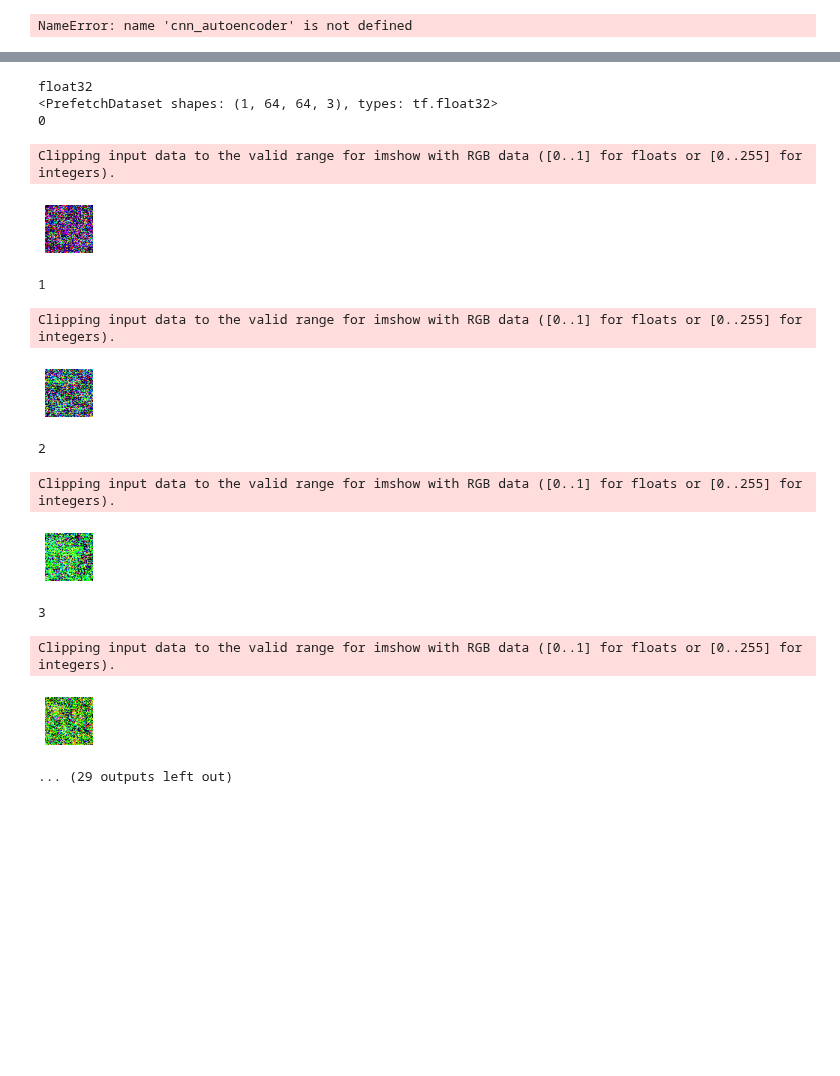
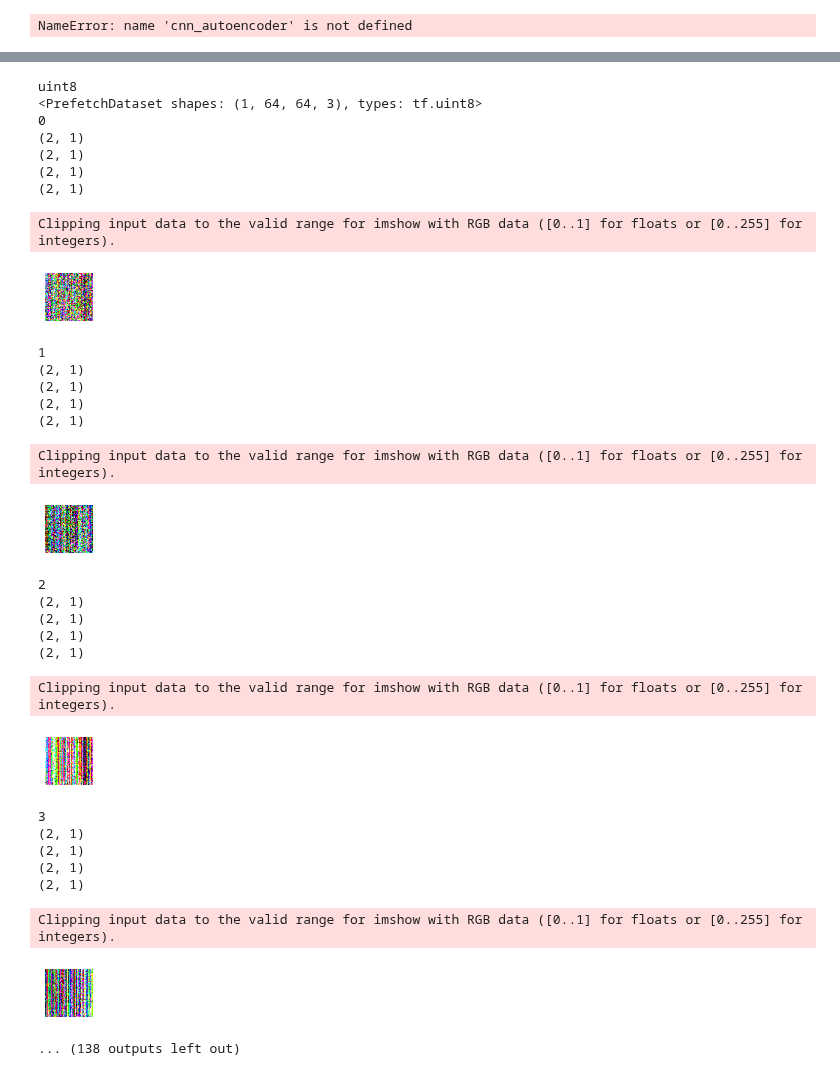
Before and after one commit to OrdinaryHacker101/MinecraftAI, a Jupyter notebook: area_52/MineDREAM.ipynb, the cells around one changed output, grey strips where cells are left out. Saved outputs shown, nothing was run; the diff lists cells and outputs as text; code cells hidden in the pictures; blank space fills up the shorter version.

```diff
--- a/area_52/MineDREAM.ipynb
+++ b/area_52/MineDREAM.ipynb
@@ -169,3 +154,14 @@ plt.imshow(image.reshape(64,64,3))
 plt.show()
 # %% [output]
 NameError: name 'cnn_autoencoder' is not defined
+# %%
+path = os.path.join("C:\\Users\\Robin\\Desktop\\deep_learning")
+file = np.load(path+"\\processed_data\\v3_absolute_grape_changeling-12_2293-4124NDTRAIN.npy", allow_pickle=True)[1]
+file = np.array(file[-1792:][:5]).astype(np.uint8)
+print(file.shape)
+processed = file.reshape(5, 64, 64, 3)
+test = processed[-1]
+test = test.reshape(-1,64,64,3)
+processed = processed[:-1]
+print(processed[0].shape)
+plt.imshow(processed[-1])
@@ -174,31 +175,18 @@ cnn_codings = 200
 
 cnn_gen = keras.models.Sequential([
     keras.layers.Dense(100, input_shape=[cnn_codings]),
-    keras.layers.Dense(30),
-    keras.layers.Dense(16*16*128),
-    keras.layers.Reshape([16,16,128]),
-    keras.layers.BatchNormalization(),
-    keras.layers.Conv2D(32, kernel_size=2, strides=1, padding="same", activation="tanh"),
-    keras.layers.Conv2D(128, kernel_size=5, strides=1, padding="same", activation="tanh"),
-    keras.layers.BatchNormalization(),
-    keras.layers.Conv2DTranspose(64, kernel_size=3, strides=2, padding="same",
-                                activation="tanh"),
-    keras.layers.Conv2DTranspose(64, kernel_size=2, strides=1, padding="same",
-                                activation="tanh"),
-    keras.layers.Conv2DTranspose(3, kernel_size=2, strides=2, padding="same",
-                                 activation=keras.layers.LeakyReLU(0.2))
+    keras.layers.Reshape([1, 100]),
+    keras.layers.LSTM(300),
+    keras.layers.Dense(64*64*3),
+    keras.layers.Reshape([64, 64, 3])
 ])
 
 cnn_dis = keras.models.Sequential([
-    keras.layers.Conv2D(128, kernel_size=5, strides=2, padding="same",
-                       activation=keras.layers.LeakyReLU(0.2),
-                       input_shape=[64,64,3]),
-    keras.layers.Dropout(0.4),
-    keras.layers.Conv2D(64, kernel_size=5, strides=2, padding="same",
-                       activation=keras.layers.LeakyReLU(0.2)),
-    keras.layers.Dropout(0.4),
     keras.layers.Flatten(),
-    keras.layers.Dense(1, activation="sigmoid")
+    keras.layers.Reshape([64, 192]),
+    keras.layers.LSTM(300, return_sequences=True),
+    keras.layers.LSTM(100, return_sequences=True),
+    keras.layers.TimeDistributed(keras.layers.Dense(1, activation="sigmoid"))
 ])
 
 #for layer in cnn_gen.layers:
@@ -228,50 +216,66 @@ def plot_multiple_images(images, n_cols=None):
         plt.imshow(image, cmap="binary")
         plt.axis("off")
 
-def train_gan(gan, dataset, batch_size, codings_size, n_epochs=200):
+def train_gan(gan, dataset, batch_size, codings_size, n_epochs=50):
     cnn_gen, cnn_dis = cnn_gan.layers
     for epoch in range(n_epochs):
         print(epoch)
         for X_batch in dataset:
 
             #training the discriminator
             X_batch = tf.cast(X_batch, tf.float32)
             noise = tf.random.normal(shape=[batch_size,codings_size])
             generated_images = cnn_gen(noise)*255
 
             #print(generated_images[0][0][0])
             X_fake_and_real = tf.concat([generated_images, X_batch], axis=0)
             #print(X_fake_and_real.shape)
             y1 = tf.constant([[0.]] * batch_size + [[1.]] * batch_size)
-            #print(y1.shape)
+            print(y1.shape)
             cnn_dis.trainable = True
             cnn_dis.train_on_batch(X_fake_and_real, y1)
 
             #training the generator
             noise = tf.random.normal(shape=[batch_size, codings_size])
             y2 = tf.constant([[1.]] * batch_size)
             cnn_dis.trainable = False
             cnn_gan.train_on_batch(noise, y2)
         plot_multiple_images(generated_images, 8)
         plt.show()
 
 train_gan(cnn_gan, dataset, batch_size, cnn_codings)
 # %% [output]
-float32
-<PrefetchDataset shapes: (1, 64, 64, 3), types: tf.float32>
+uint8
+<PrefetchDataset shapes: (1, 64, 64, 3), types: tf.uint8>
 0
+(2, 1)
+(2, 1)
+(2, 1)
+(2, 1)
 Clipping input data to the valid range for imshow with RGB data ([0..1] for floats or [0..255] for integers).
-[figure, old version]
+[figure, new version]
 1
+(2, 1)
+(2, 1)
+(2, 1)
+(2, 1)
 Clipping input data to the valid range for imshow with RGB data ([0..1] for floats or [0..255] for integers).
-[figure, old version]
+[figure, new version]
 2
+(2, 1)
+(2, 1)
+(2, 1)
+(2, 1)
 Clipping input data to the valid range for imshow with RGB data ([0..1] for floats or [0..255] for integers).
-[figure, old version]
+[figure, new version]
 3
+(2, 1)
+(2, 1)
+(2, 1)
+(2, 1)
 Clipping input data to the valid range for imshow with RGB data ([0..1] for floats or [0..255] for integers).
-[figure, old version]
+[figure, new version]
-... (29 outputs left out)
+... (138 outputs left out)
 # %%
 #GAN tester
 noise = tf.random.normal(shape=[batch_size, cnn_codings])
```
Also changed, not shown: parts of 3 cells of this notebook.
